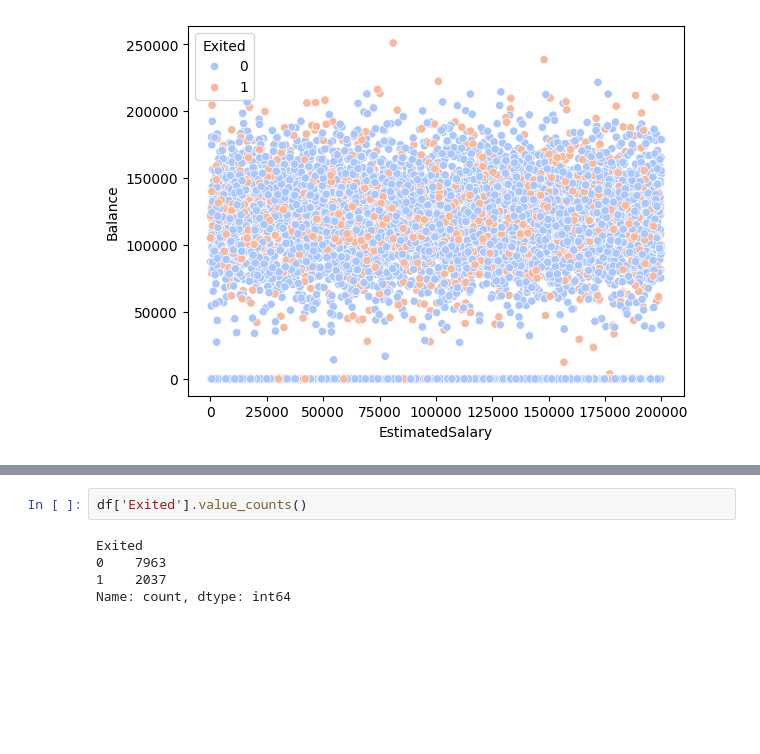
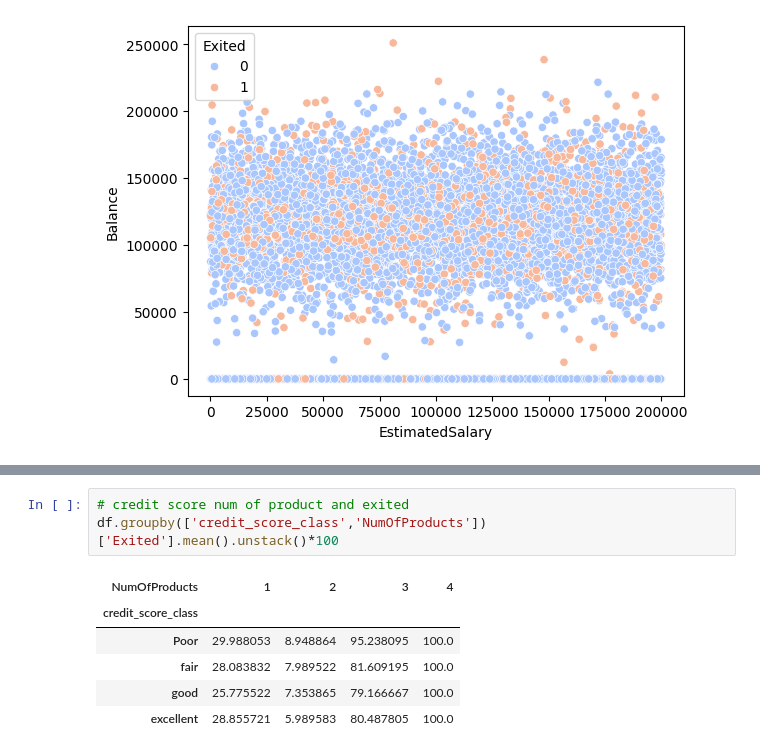
Before and after one commit to karansingh-chauhan/bank-customer-churn-modeling, a Jupyter notebook: notebook/main.ipynb, the cells around one changed output, grey strips where cells are left out. Saved outputs shown, nothing was run; the diff lists cells and outputs as text; blank space fills up the shorter version.

```diff
--- a/notebook/main.ipynb
+++ b/notebook/main.ipynb
@@ -1023,7 +955,10 @@ df.sample(4)
-# %%
-df['Exited'].value_counts()
-# %% [output]
-Exited
-0    7963
-1    2037
-Name: count, dtype: int64
+# %%
+# credit score num of product and exited
+df.groupby(['credit_score_class','NumOfProducts'])['Exited'].mean().unstack()*100
+# %% [output]
+| NumOfProducts | 1 | 2 | 3 | 4 |
+| credit_score_class |  |  |  |  |
+| Poor | 29.988053 | 8.948864 | 95.238095 | 100.0 |
+| fair | 28.083832 | 7.989522 | 81.609195 | 100.0 |
+| good | 25.775522 | 7.353865 | 79.166667 | 100.0 |
+| excellent | 28.855721 | 5.989583 | 80.487805 | 100.0 |
```
Also changed, not shown: parts of 46 cells of this notebook.
